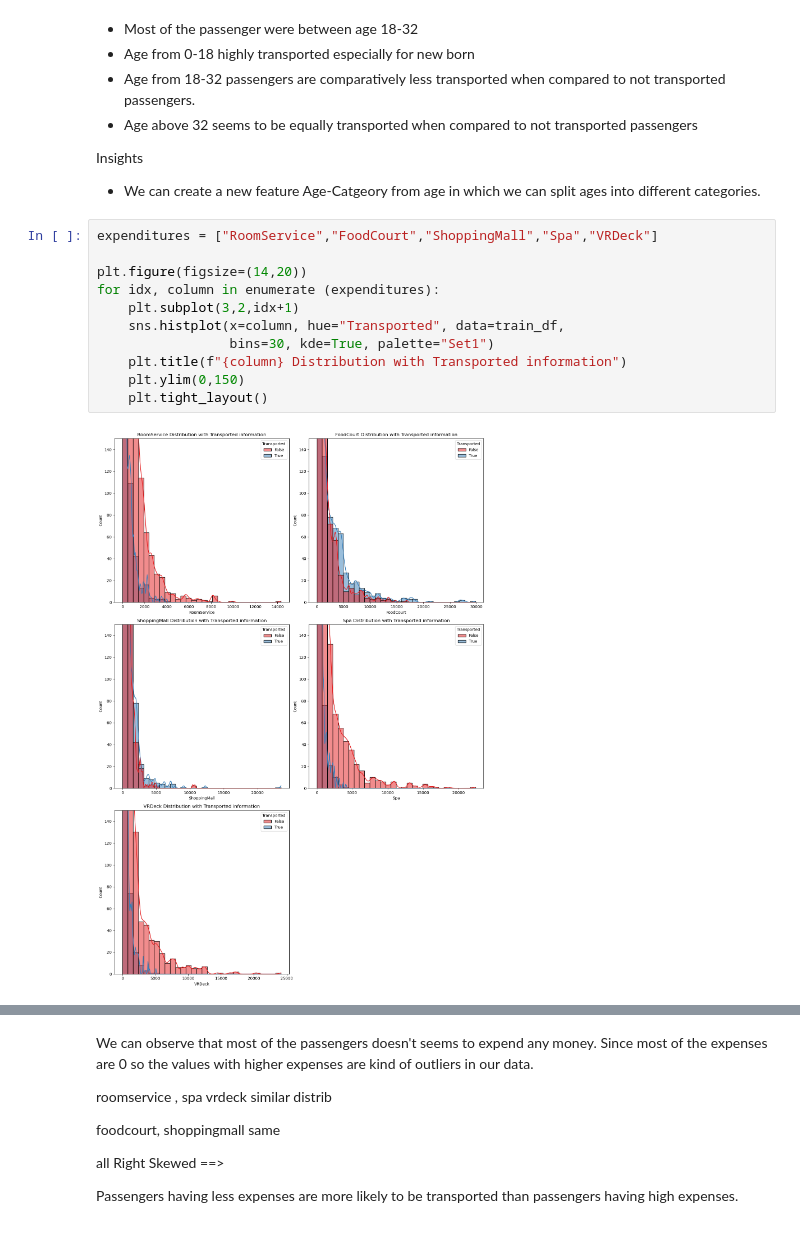
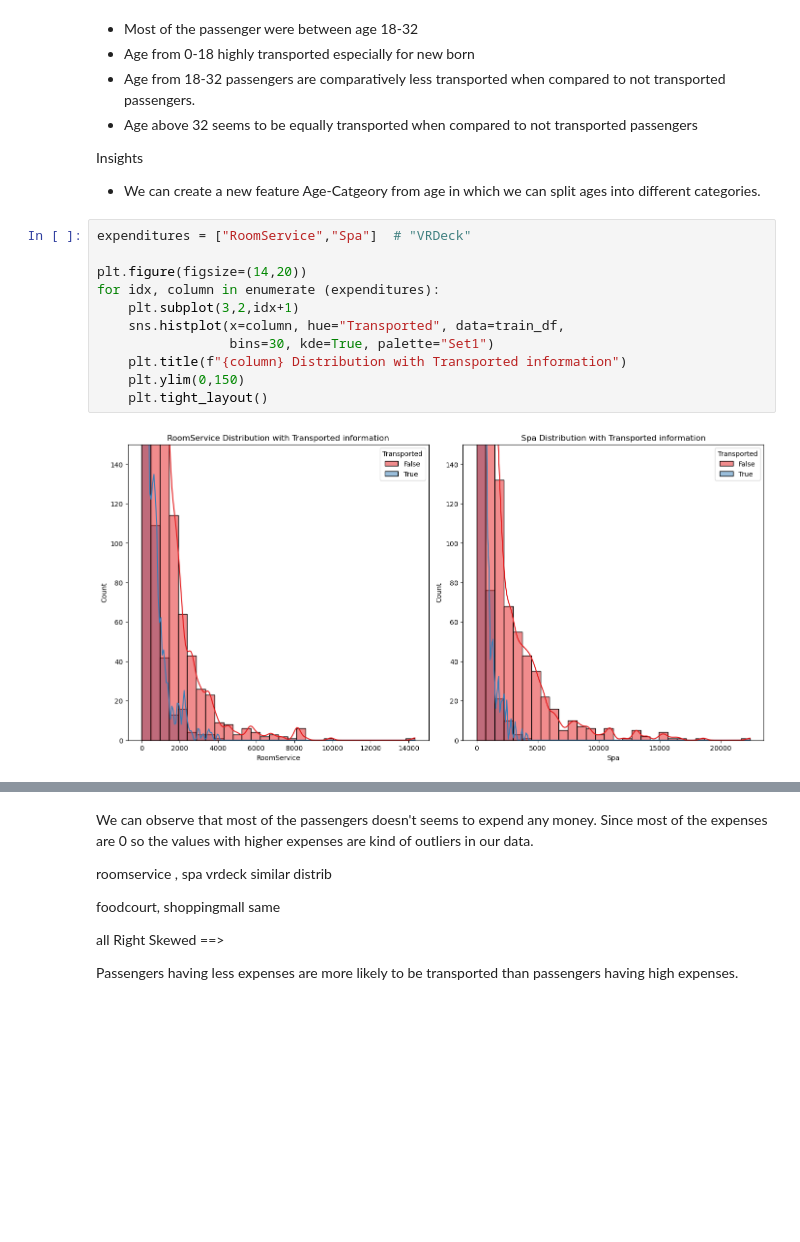
Before and after one commit to ColinAlAskA/Projet_ENSIIE_Apprentissage_Automatique, a Jupyter notebook: ml.ipynb, the cells around one changed output, grey strips where cells are left out. Cells and saved outputs as stored; diff of their text form; blank space fills up the shorter version.

```diff
--- a/ml.ipynb
+++ b/ml.ipynb
@@ -173,15 +173,15 @@ sns.histplot(x=train_df["Age"], hue="Transported",data=train_df, kde=True,  pale
 Insights
 * We can create a new feature Age-Catgeory from age in which we can split ages into different categories.
 # %%
-expenditures = ["RoomService","FoodCourt","ShoppingMall","Spa","VRDeck"]
+expenditures = ["RoomService","Spa"]  # "VRDeck"
 
 plt.figure(figsize=(14,20))
 for idx, column in enumerate (expenditures):
     plt.subplot(3,2,idx+1)
     sns.histplot(x=column, hue="Transported", data=train_df,
                  bins=30, kde=True, palette="Set1")
     plt.title(f"{column} Distribution with Transported information")
     plt.ylim(0,150)
     plt.tight_layout()
 # %% [output]
-[figure, old version]
+[figure, new version]
```
Also changed, not shown: parts of 1 cell of this notebook, 2 other files.
